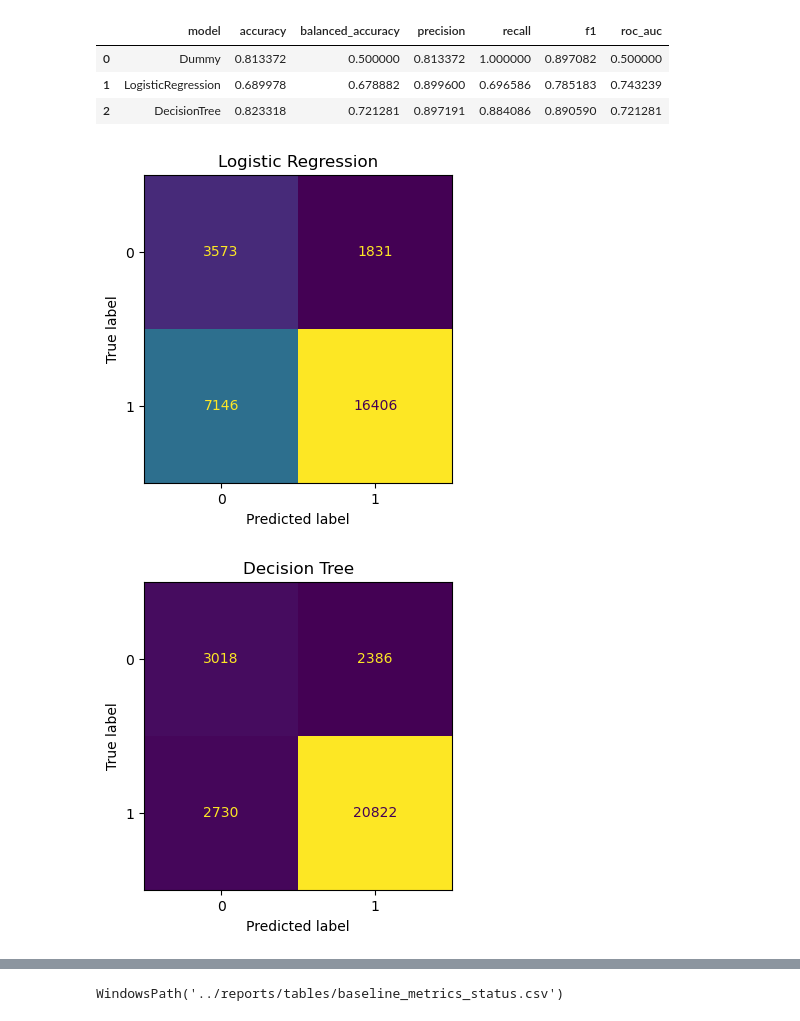
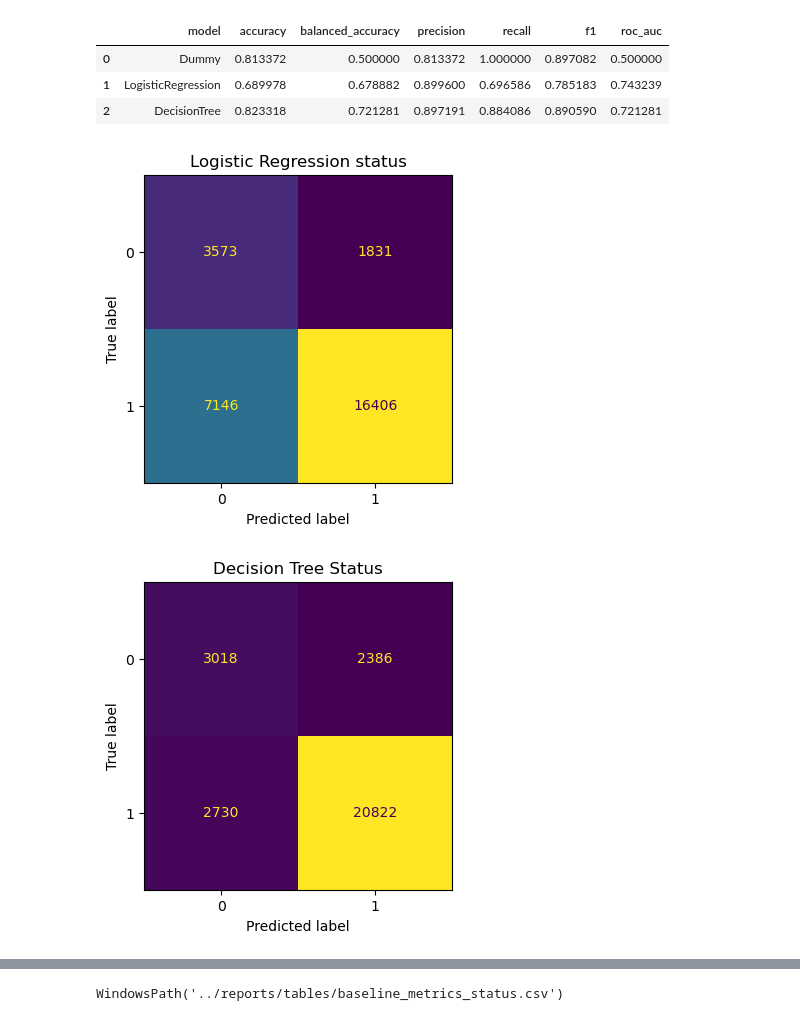
Before and after one commit to miks95/tfm_clinicaltrials, a Jupyter notebook: notebooks/03_modeling_baseline.ipynb, the cells around one changed output, grey strips where cells are left out. Saved outputs shown, nothing was run; the diff lists cells and outputs as text; code cells hidden in the pictures.

```diff
--- a/notebooks/03_modeling_baseline.ipynb
+++ b/notebooks/03_modeling_baseline.ipynb
@@ -230,18 +234,18 @@ df_results
 # %%
 def plot_conf_matrix(y_true, y_pred, title):
     cm = confusion_matrix(y_true, y_pred)
     disp = ConfusionMatrixDisplay(cm)
     fig, ax = plt.subplots(figsize=(4, 4))
     disp.plot(ax=ax, colorbar=False)
     ax.set_title(title)
     plt.savefig(FIGURES_DIR / F"{title}_status.png", dpi=300, bbox_inches="tight")
     plt.show()
 
-plot_conf_matrix(y_test, y_pred_logreg, "Logistic Regression")
-plot_conf_matrix(y_test, y_pred_tree, "Decision Tree")
+plot_conf_matrix(y_test, y_pred_logreg, "Logistic Regression status")
+plot_conf_matrix(y_test, y_pred_tree, "Decision Tree Status")
 # %% [output]
-[figure, old version]
+[figure, new version]
-[figure, old version]
+[figure, new version]
 # %%
 fig, ax = plt.subplots(figsize=(6, 6))
 
```
Also changed, not shown: parts of 6 cells of this notebook, 27 other files.
